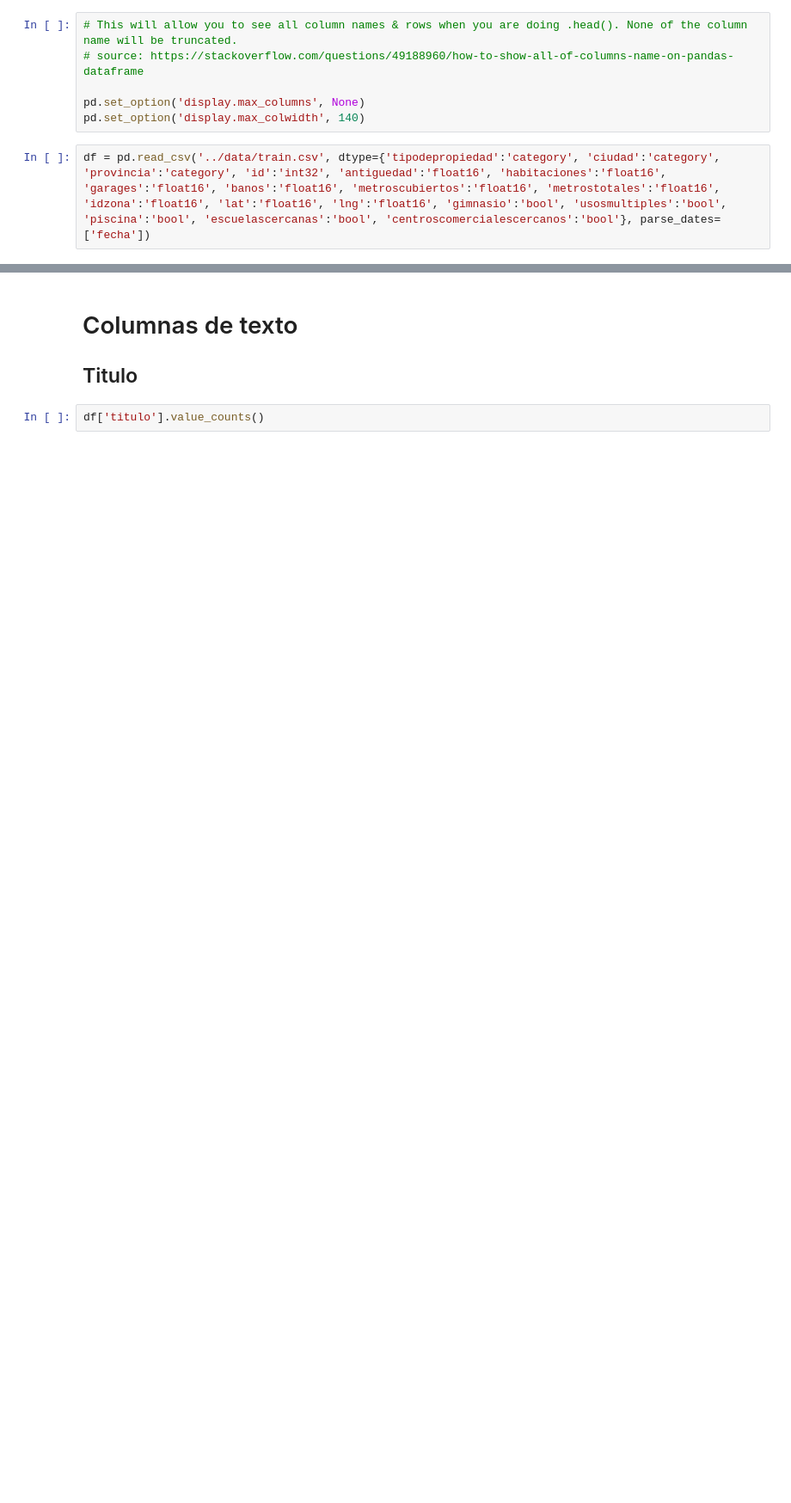
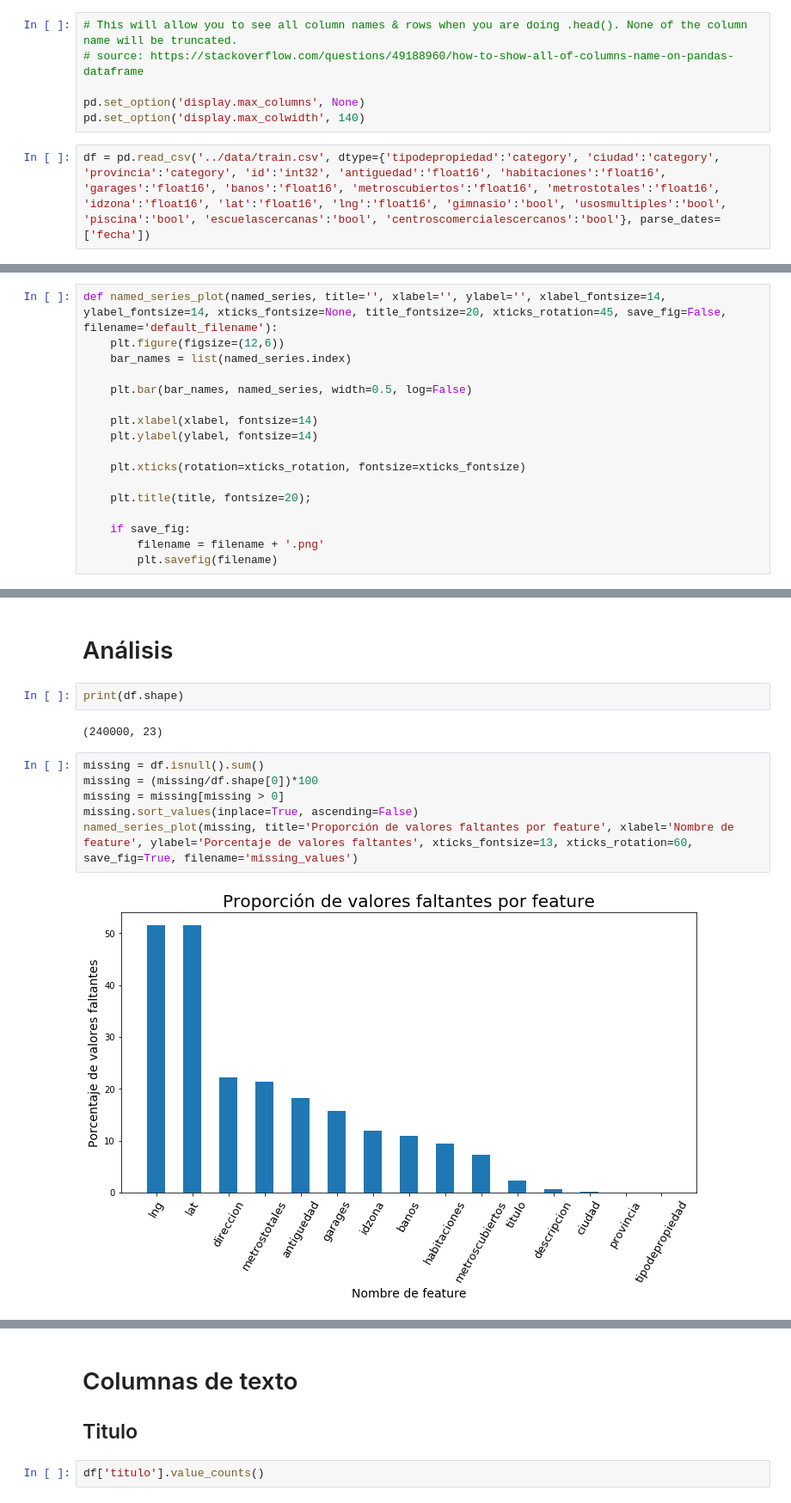
Before and after one commit to rozanecm/7506_2c2019_tp1, a Jupyter notebook: notebooks/basic general analysis by rozanecm.ipynb, the cells around one changed output, grey strips where cells are left out. Shown at 86% size. Saved outputs shown, nothing was run; the diff lists cells and outputs as text; blank space fills up the shorter version.

```diff
--- a/notebooks/basic general analysis by rozanecm.ipynb
+++ b/notebooks/basic general analysis by rozanecm.ipynb
@@ -12,0 +23,17 @@ df = pd.read_csv('../data/train.csv', dtype={'tipodepropiedad':'category', 'ciud
+# %%
+def named_series_plot(named_series, title='', xlabel='', ylabel='', xlabel_fontsize=14, ylabel_fontsize=14, xticks_fontsize=None, title_fontsize=20, xticks_rotation=45, save_fig=False, filename='default_filename'):
+    plt.figure(figsize=(12,6))
+    bar_names = list(named_series.index)
+
+    plt.bar(bar_names, named_series, width=0.5, log=False)
+
+    plt.xlabel(xlabel, fontsize=14)
+    plt.ylabel(ylabel, fontsize=14)
+
+    plt.xticks(rotation=xticks_rotation, fontsize=xticks_fontsize)
+
+    plt.title(title, fontsize=20);
+
+    if save_fig:
+        filename = filename + '.png'
+        plt.savefig(filename)
@@ -12,0 +84,14 @@ df = pd.read_csv('../data/train.csv', dtype={'tipodepropiedad':'category', 'ciud
+# %% [markdown]
+# Análisis
+# %%
+print(df.shape)
+# %% [output]
+(240000, 23)
+# %%
+missing = df.isnull().sum()
+missing = (missing/df.shape[0])*100
+missing = missing[missing > 0]
+missing.sort_values(inplace=True, ascending=False)
+named_series_plot(missing, title='Proporción de valores faltantes por feature', xlabel='Nombre de feature', ylabel='Porcentaje de valores faltantes', xticks_fontsize=13, xticks_rotation=60, save_fig=True, filename='missing_values')
+# %% [output]
+[figure, added]
```
Also changed, not shown: parts of 32 cells of this notebook, 1 other file.
